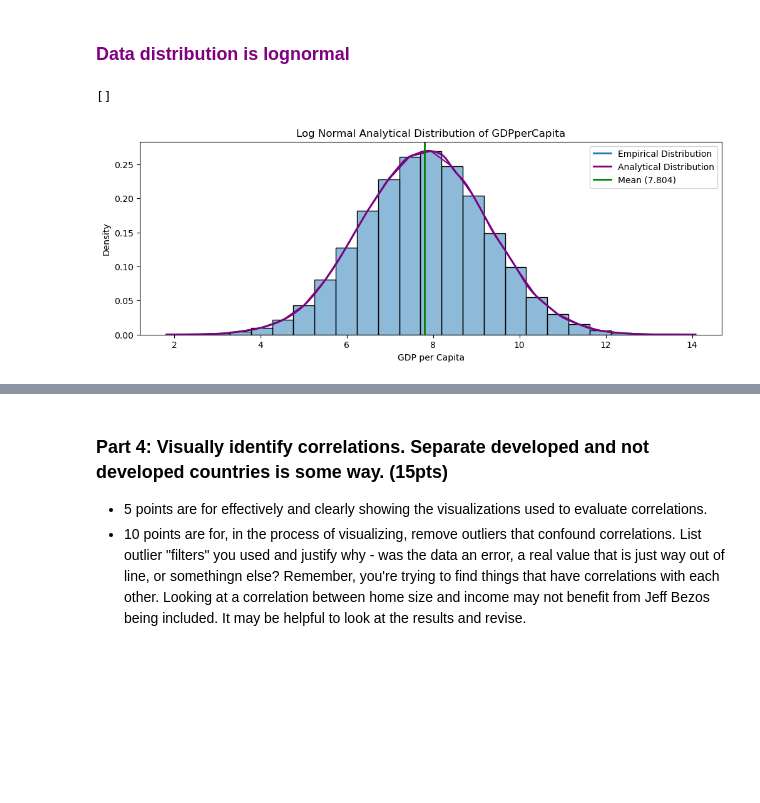
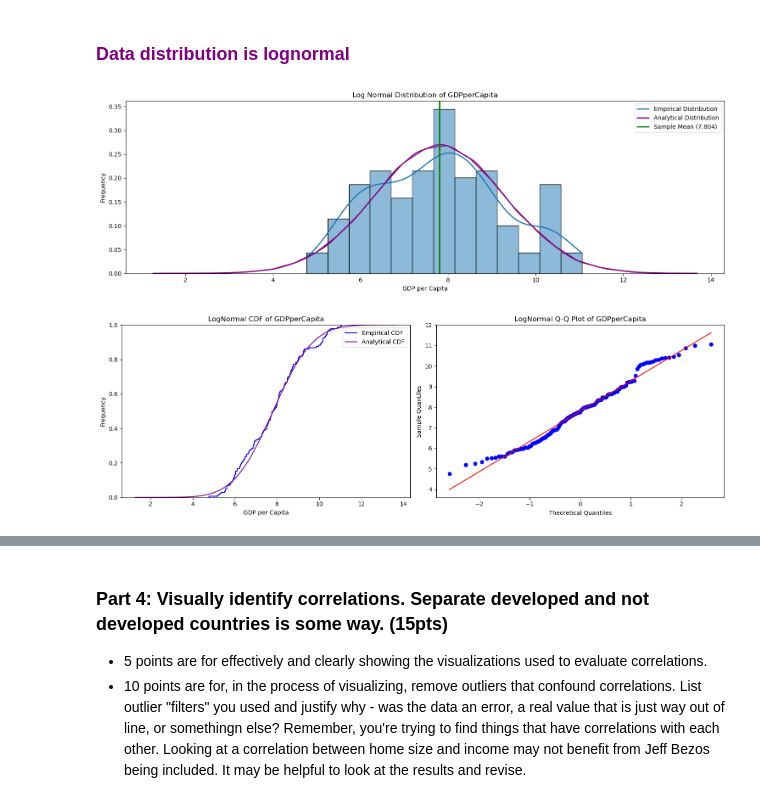
Before and after one commit to AkeemSemperDataScience/data3450-assignment-2-mlsiebold, a Jupyter notebook: START_Asn_2.ipynb, the cells around one changed output, grey strips where cells are left out. Saved outputs shown, nothing was run; the diff lists cells and outputs as text; code cells hidden in the pictures; blank space fills up the shorter version.

```diff
--- a/START_Asn_2.ipynb
+++ b/START_Asn_2.ipynb
@@ -383,26 +382,46 @@ plt.show()
 # %%
 #Analytical for GDP/capita
 
 from scipy.stats import norm
 
 mu, sigma = norm.fit(log_gdp_cap)                           # Estimate mean and std
 
 samples = norm.rvs(loc=mu, scale=sigma, size=100000)        # Generate random samples
-z
-plt.figure(figsize=(12,4))
 
-sns.histplot(samples, binwidth=0.5, stat="density", kde=True,
+sns.histplot(log_gdp_cap, binwidth=0.5, stat="density", kde=True,
              line_kws={'label':'Empirical Distribution', 'linewidth': 2})                       # Plot empirical distribution
 sns.histplot(samples, binwidth=0.5, color='purple',                                             # Plot random samples
              stat='density', element='poly', fill=False, kde=True,
              line_kws={'label':'Analytical Distribution', 'linewidth':2})                       # Plot normal distribution using 10,000 randomly generated samples from an analytical model
-plt.axvline(mu, color="green", label=f'Mean ({round(mu, 3)})', linewidth=2)                     # Mark the mean
-#plt.axvline(cnd_school, color="red", label=f'Canadian School Level ({round(cnd_school, 3)})', linewidth=2)  # Marks the Canadian value
+plt.axvline(mu, color="green", label=f'Sample Mean ({round(mu, 3)})', linewidth=2)                     # Mark the mean
 
+plt.title(f'Log Normal Distribution of {column}')
+plt.xlabel(xlabel)
+plt.ylabel('Frequency')
 plt.legend()
-plt.title(f'Log Normal Analytical Distribution of {column}')
-plt.xlabel(xlabel)
-plt.plot()
+
+plt.tight_layout()                                                          # Tight layout prevents overlapping axis labels
+plt.show()
+
+
+# CDF and Q-Q plots (again - just to make life easier...)
+
+fig, axes = plt.subplots(1, 2, figsize=(15, 5))                             # Create subplots
+
+sns.ecdfplot(log_gdp_cap, ax=axes[0], color='blue', label='Empirical CDF')                         # Plot empirical CDF
+sns.ecdfplot(samples, ax=axes[0], color='purple', label='Analytical CDF')                           # Plot analytical CDF
+axes[0].set_title(f'LogNormal CDF of {column}')
+axes[0].set_xlabel(xlabel)
+axes[0].set_ylabel('Frequency')
+axes[0].legend()
+
+ss.probplot(log_gdp_cap, dist='norm', plot=axes[1])
+axes[1].set_title(f'LogNormal Q-Q Plot of {column}')
+axes[1].set_xlabel('Theoretical Quantiles')
+axes[1].set_ylabel('Sample Quantiles')
+
+plt.tight_layout()                                                          # Tight layout prevents overlapping axis labels
+plt.show()
 # %% [output]
-[]
-[figure, old version]
+[figure, new version]
+[figure, added]
```
Also changed, not shown: parts of 4 cells of this notebook.
